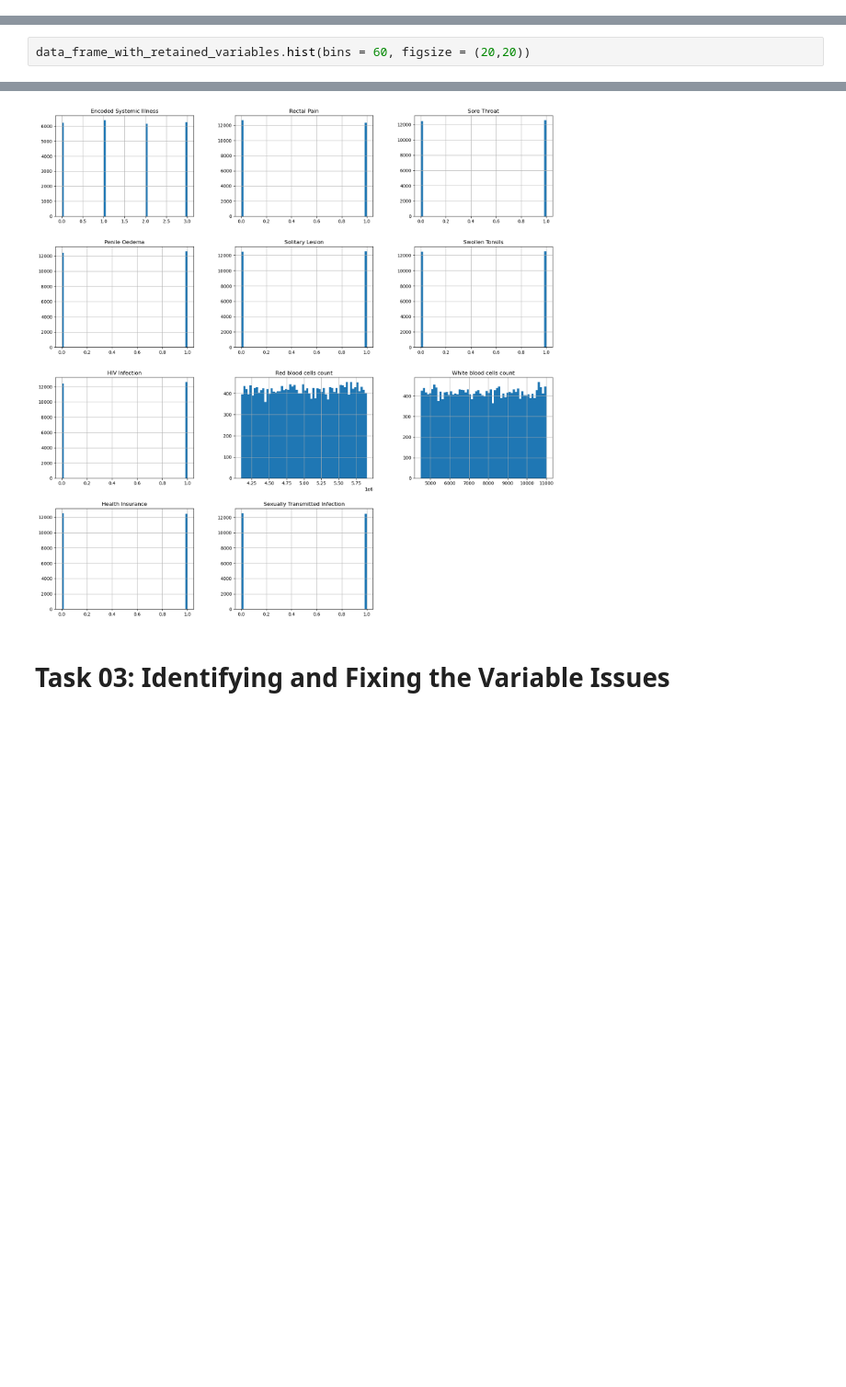
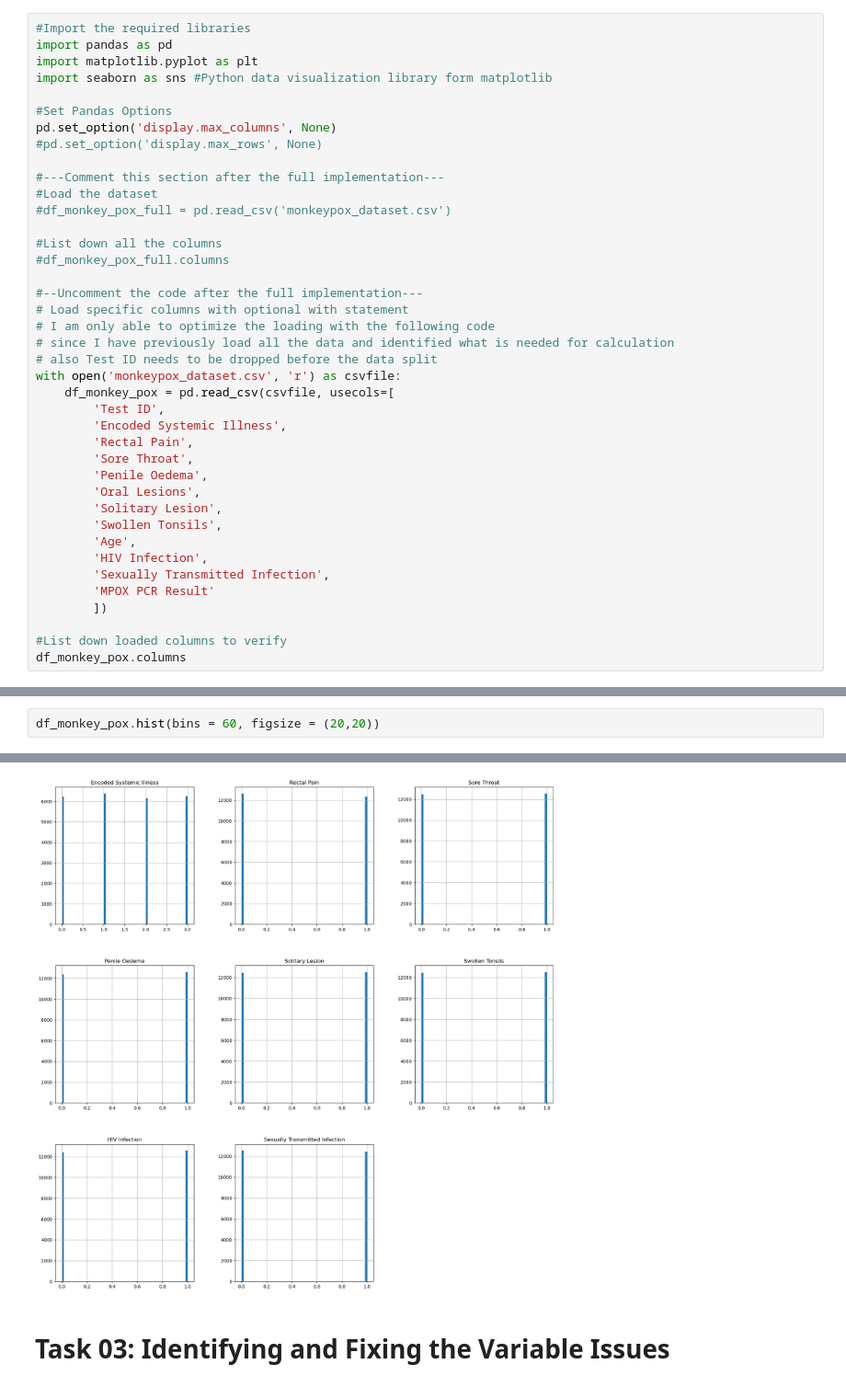
Before and after one commit to thegayankalinga/CW1, a Jupyter notebook: cw1.ipynb, the cells around one changed output, grey strips where cells are left out. Shown at 92% size. Saved outputs shown, nothing was run; the diff lists cells and outputs as text; blank space fills up the shorter version.

```diff
--- a/cw1.ipynb
+++ b/cw1.ipynb
@@ -51,0 +3,40 @@ display(data_frame_with_retained_variables)#Test the code (remove later)
+# %%
+#Import the required libraries
+import pandas as pd
+import matplotlib.pyplot as plt
+import seaborn as sns #Python data visualization library form matplotlib
+
+#Set Pandas Options
+pd.set_option('display.max_columns', None)
+#pd.set_option('display.max_rows', None)
+
+#---Comment this section after the full implementation---
+#Load the dataset
+#df_monkey_pox_full = pd.read_csv('monkeypox_dataset.csv')
+
+#List down all the columns
+#df_monkey_pox_full.columns
+
+#--Uncomment the code after the full implementation---
+# Load specific columns with optional with statement
+# I am only able to optimize the loading with the following code
+# since I have previously load all the data and identified what is needed for calculation
+# also Test ID needs to be dropped before the data split
+with open('monkeypox_dataset.csv', 'r') as csvfile:
+    df_monkey_pox = pd.read_csv(csvfile, usecols=[
+        'Test ID',
+        'Encoded Systemic Illness',
+        'Rectal Pain',
+        'Sore Throat',
+        'Penile Oedema',
+        'Oral Lesions',
+        'Solitary Lesion',
+        'Swollen Tonsils',
+        'Age',
+        'HIV Infection',
+        'Sexually Transmitted Infection',
+        'MPOX PCR Result'
+        ])
+
+#List down loaded columns to verify
+df_monkey_pox.columns
@@ -98,7 +129,7 @@ plt.show()
 # %% [output]
 [figure]
 # %%
-data_frame_with_retained_variables.hist(bins = 60, figsize = (20,20))
+df_monkey_pox.hist(bins = 60, figsize = (20,20))
 # %% [output]
 array([[<Axes: title={'center': 'Encoded Systemic Illness'}>,
         <Axes: title={'center': 'Rectal Pain'}>,
@@ -113,5 +141,5 @@ array([[<Axes: title={'center': 'Encoded Systemic Illness'}>,
         <Axes: title={'center': 'Sexually Transmitted Infection'}>,
         <Axes: >]], dtype=object)
-[figure, old version]
+[figure, new version]
 # %% [markdown]
 # Task 03: Identifying and Fixing the Variable Issues
```
Also changed, not shown: parts of 117 cells of this notebook, 1 other file.
